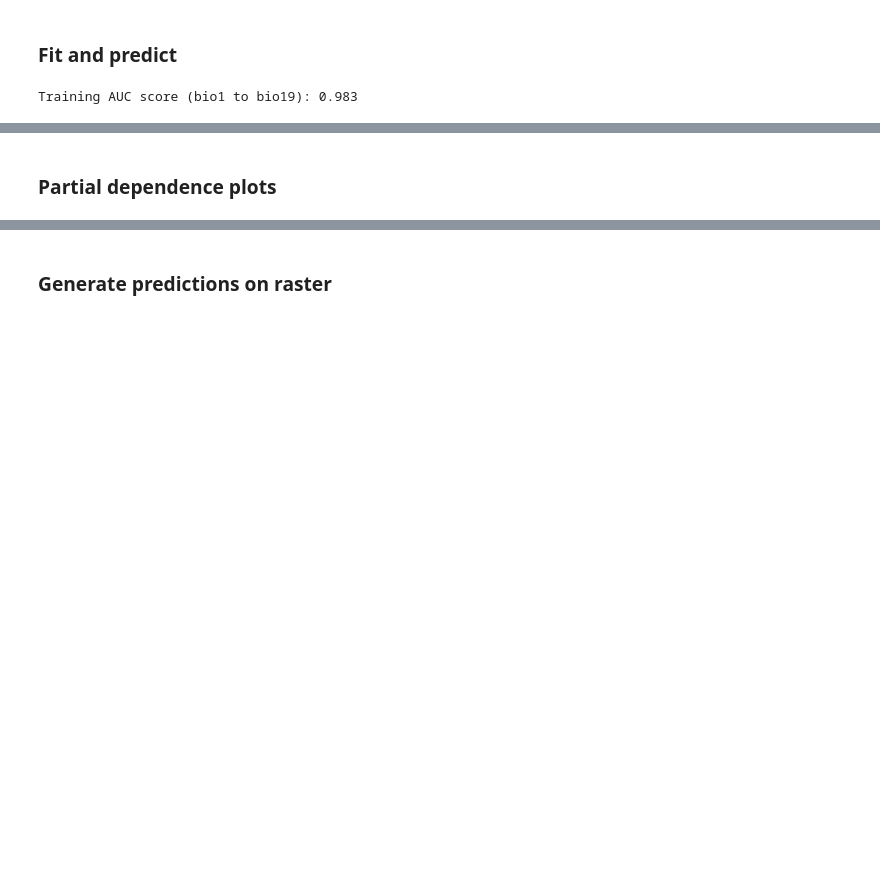
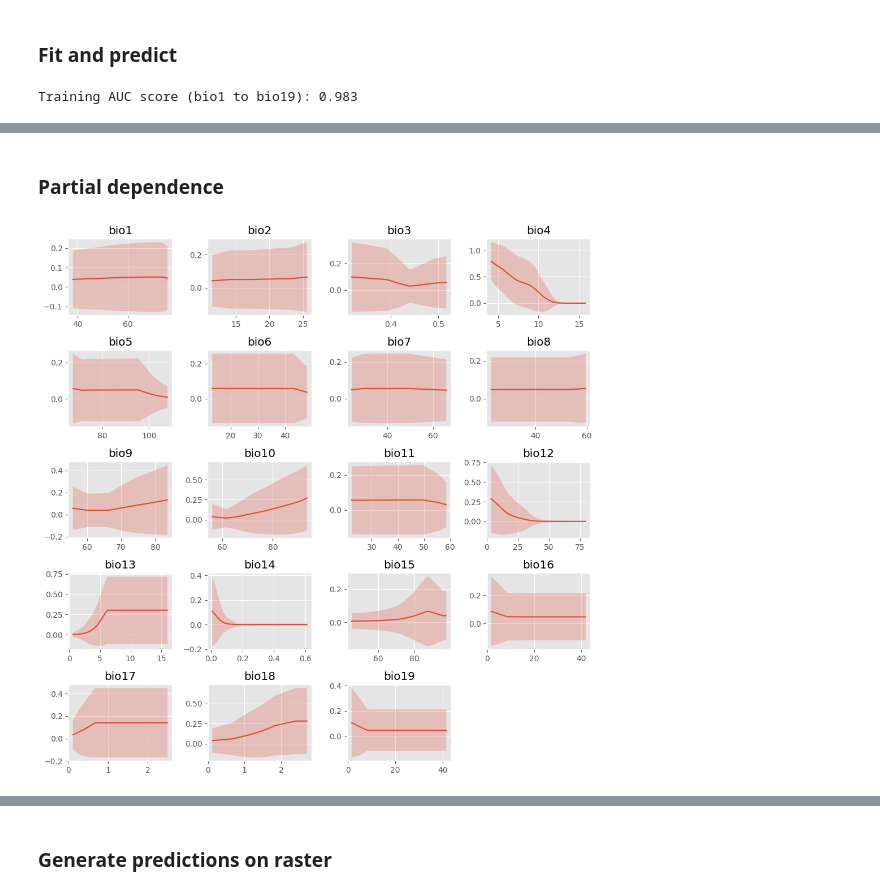
Before and after one commit to maggie-reiter/turfgrass-maps, a Jupyter notebook: kikuyugrass distribution/train_maxent_model.ipynb, the cells around one changed output, grey strips where cells are left out. Drawn from its saved outputs; the diff is of its cells as text; code cells hidden in the pictures; blank space fills up the shorter version.

Commit message:
Add inspection plots

```diff
--- a/kikuyugrass distribution/train_maxent_model.ipynb
+++ b/kikuyugrass distribution/train_maxent_model.ipynb
@@ -79,7 +81,7 @@ model.get_params()
  'use_sklearn': True}
 # %%
 # set up the x/y data for model fitting
-x = data[[f"bio{i}" for i in range(1, 19)]].copy()
+x = data[[f"bio{i}" for i in range(1, 20)]].copy()
 # x2 = data.drop(columns=['class', 'type', "uuid", "ai", "lat", "long"])
 
 y = data["class"]
@@ -96,2 +109,13 @@ Training AUC score (bio1 to bio19): 0.983
+# %%
+def celsius_to_fahrenheit(c):
+    return (c * 9/5) + 32
+
+def celsius_range_to_fahrenheit(c_range):
+    return c_range * (9/5)
+
+def mm_to_inches(mm):
+    return mm / 25.4
 # %% [markdown]
-### Partial dependence plots
+### Partial dependence
+# %%
+labels = [f'bio{i}' for i in range(1, 20)]
@@ -97,0 +181,5 @@ Training AUC score (bio1 to bio19): 0.983
+# %%
+fig, ax = partial_dependence_plot(model, x, labels=labels, figsize=(10, 10), dpi=100)
+plt.show()
+# %% [output]
+[figure, added]
```
Also changed, not shown: parts of 7 cells of this notebook, 1 other file.
